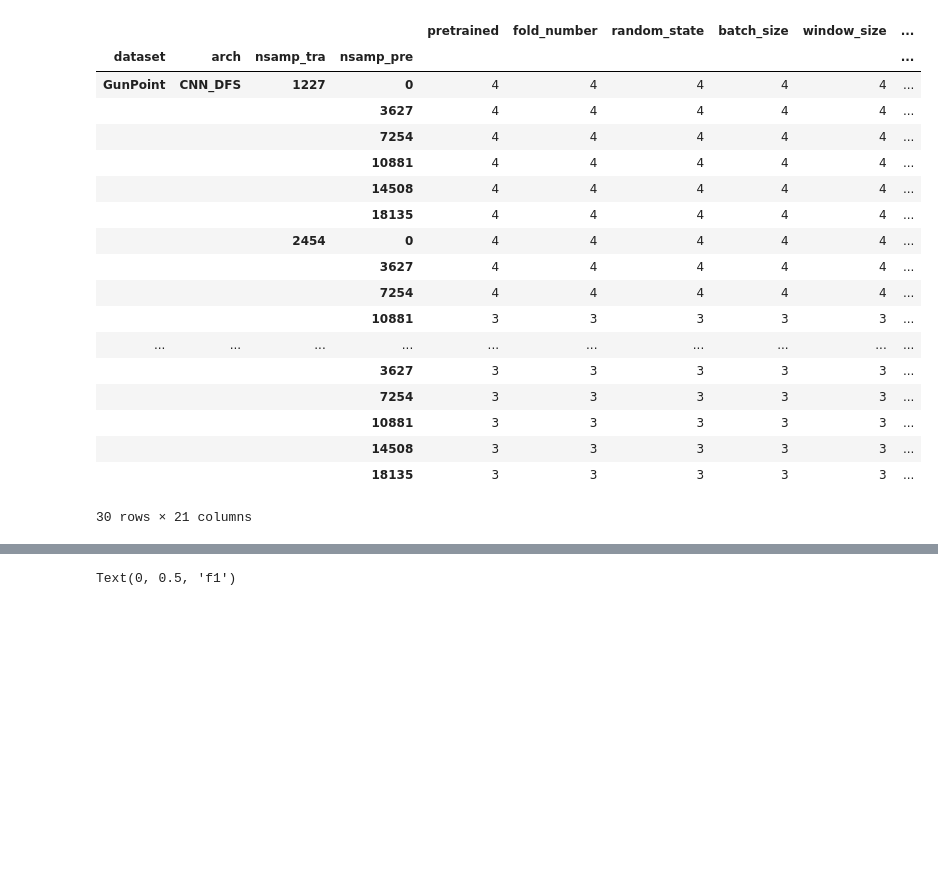
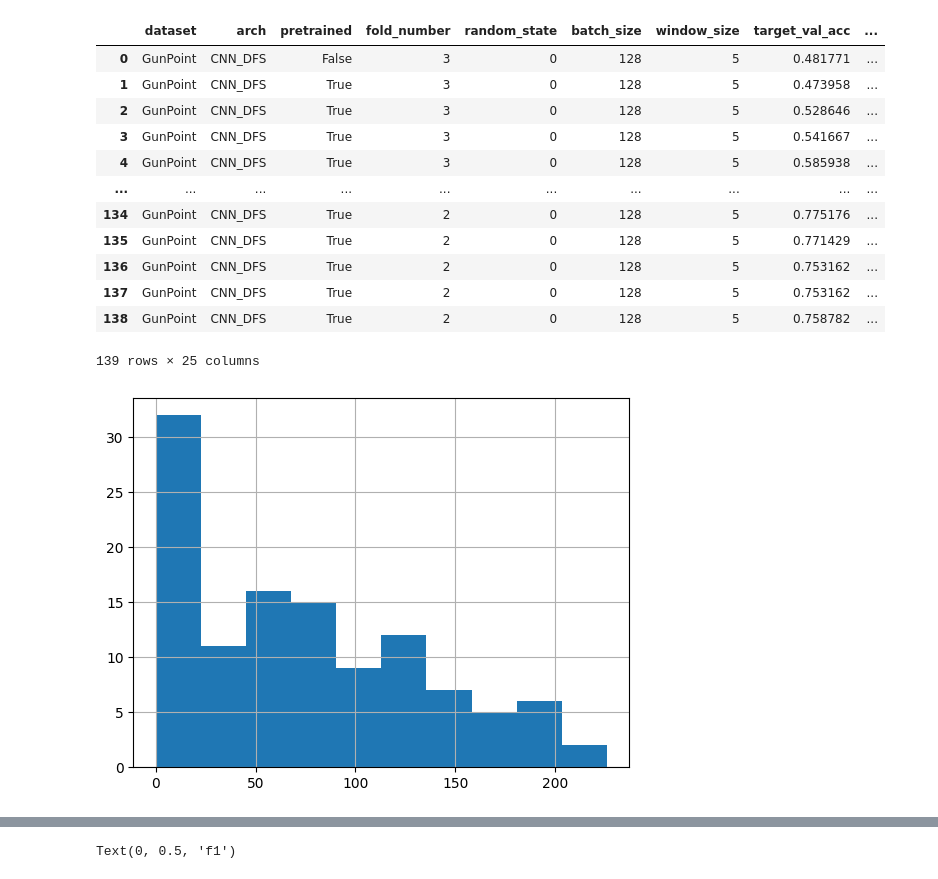
Before and after one commit to mbisan/s3ts, a Jupyter notebook: graphs.ipynb, the cells around one changed output, grey strips where cells are left out. Cells and saved outputs as stored; diff of their text form; code cells hidden in the pictures; blank space fills up the shorter version.

```diff
--- a/graphs.ipynb
+++ b/graphs.ipynb
@@ -15,28 +15,25 @@ from pathlib import Path
 import s3ts.analysis as aux
 # %%
 df = aux.load_data(Path("results_synced/ratio_v3/"))
-df.groupby(["dataset", "arch", "nsamp_tra", "nsamp_pre"]).count()
+#df.groupby(["dataset", "arch", "nsamp_tra", "nsamp_pre"]).count()
 #df = df[df["fold_number"] == 1]
+df[df["pretrained"]]["target_best_model"].str.split("/").str[6].str.removeprefix("epoch=").str.split("-").str[0].astype(int).hist()
+df
 # %% [output]
-|  |  |  |  | pretrained | fold_number | random_state | batch_size | window_size | ... |
-| dataset | arch | nsamp_tra | nsamp_pre |  |  |  |  |  | ... |
-| GunPoint | CNN_DFS | 1227 | 0 | 4 | 4 | 4 | 4 | 4 | ... |
-|  |  |  | 3627 | 4 | 4 | 4 | 4 | 4 | ... |
-|  |  |  | 7254 | 4 | 4 | 4 | 4 | 4 | ... |
-|  |  |  | 10881 | 4 | 4 | 4 | 4 | 4 | ... |
-|  |  |  | 14508 | 4 | 4 | 4 | 4 | 4 | ... |
-|  |  |  | 18135 | 4 | 4 | 4 | 4 | 4 | ... |
-|  |  | 2454 | 0 | 4 | 4 | 4 | 4 | 4 | ... |
-|  |  |  | 3627 | 4 | 4 | 4 | 4 | 4 | ... |
-|  |  |  | 7254 | 4 | 4 | 4 | 4 | 4 | ... |
-|  |  |  | 10881 | 3 | 3 | 3 | 3 | 3 | ... |
+|  | dataset | arch | pretrained | fold_number | random_state | batch_size | window_size | target_val_acc | ... |
+| 0 | GunPoint | CNN_DFS | False | 3 | 0 | 128 | 5 | 0.481771 | ... |
+| 1 | GunPoint | CNN_DFS | True | 3 | 0 | 128 | 5 | 0.473958 | ... |
+| 2 | GunPoint | CNN_DFS | True | 3 | 0 | 128 | 5 | 0.528646 | ... |
+| 3 | GunPoint | CNN_DFS | True | 3 | 0 | 128 | 5 | 0.541667 | ... |
+| 4 | GunPoint | CNN_DFS | True | 3 | 0 | 128 | 5 | 0.585938 | ... |
 | ... | ... | ... | ... | ... | ... | ... | ... | ... | ... |
-|  |  |  | 3627 | 3 | 3 | 3 | 3 | 3 | ... |
-|  |  |  | 7254 | 3 | 3 | 3 | 3 | 3 | ... |
-|  |  |  | 10881 | 3 | 3 | 3 | 3 | 3 | ... |
-|  |  |  | 14508 | 3 | 3 | 3 | 3 | 3 | ... |
-|  |  |  | 18135 | 3 | 3 | 3 | 3 | 3 | ... |
+| 134 | GunPoint | CNN_DFS | True | 2 | 0 | 128 | 5 | 0.775176 | ... |
+| 135 | GunPoint | CNN_DFS | True | 2 | 0 | 128 | 5 | 0.771429 | ... |
+| 136 | GunPoint | CNN_DFS | True | 2 | 0 | 128 | 5 | 0.753162 | ... |
+| 137 | GunPoint | CNN_DFS | True | 2 | 0 | 128 | 5 | 0.753162 | ... |
+| 138 | GunPoint | CNN_DFS | True | 2 | 0 | 128 | 5 | 0.758782 | ... |
-30 rows × 21 columns
+139 rows × 25 columns
+[figure, added]
 # %%
 dfr = aux.EXP_ratio_preprocessing(df)
 dfr
```
Also changed, not shown: parts of 4 cells of this notebook, 16 other files.
